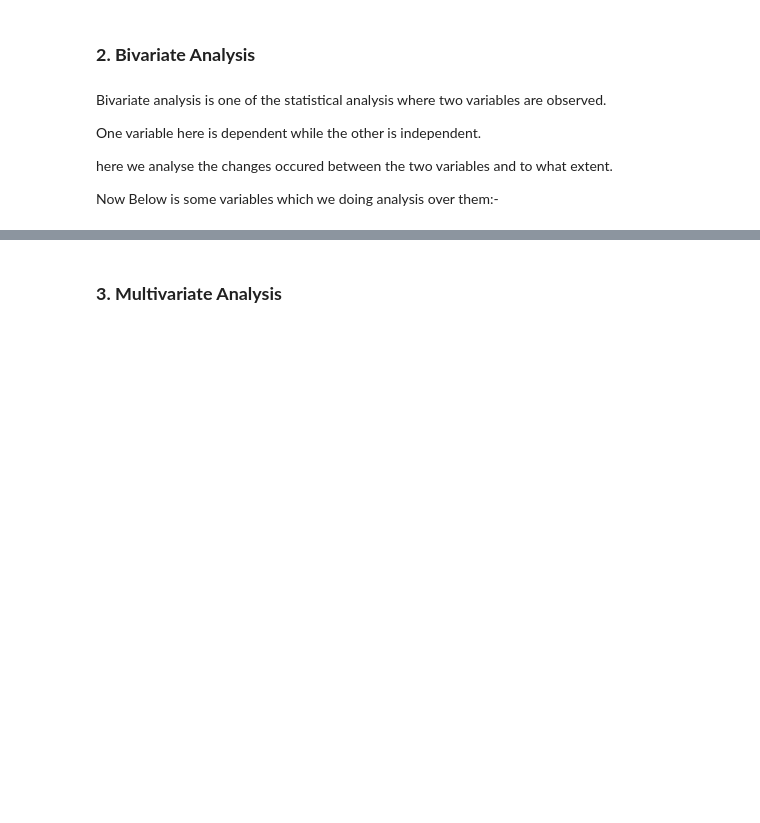
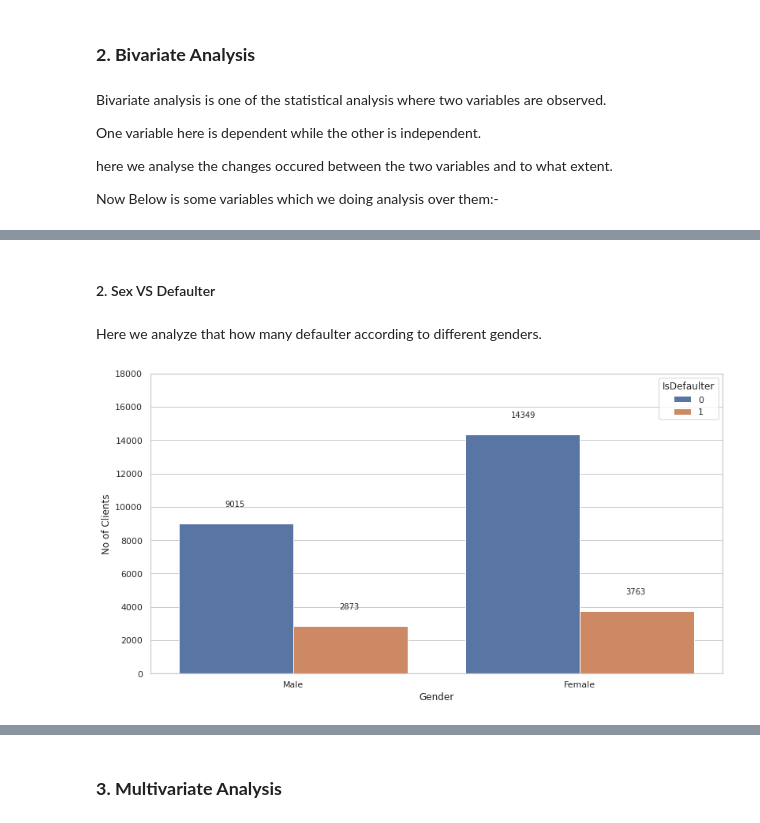
Before and after one commit to KrushnaChaure/Credit-Card-Default-Prediction, a Jupyter notebook: Krushna_Chaure_Credit_Card_Default_Prediction_Capstone_Project.ipynb, the cells around one changed output, grey strips where cells are left out. Drawn from its saved outputs; the diff is of its cells as text; code cells hidden in the pictures; blank space fills up the shorter version.

```diff
--- a/Krushna_Chaure_Credit_Card_Default_Prediction_Capstone_Project.ipynb
+++ b/Krushna_Chaure_Credit_Card_Default_Prediction_Capstone_Project.ipynb
@@ -907,0 +682,19 @@ From above point plot:-
+# %% [markdown]
+#### 2. Sex VS Defaulter
+# %% [markdown]
+Here we analyze that how many defaulter according to different genders.
+# %%
+plt.figure(figsize=(13,7))
+ax = sns.countplot(data = dataset, x = 'SEX', hue='IsDefaulter')
+
+plt.xlabel('Gender', fontsize= 12)
+plt.ylabel("No of Defaulters", fontsize= 12)
+plt.ylim(0,18000)
+plt.xticks([0,1],['Male', 'Female'], fontsize = 11)
+
+for p in ax.patches:
+    ax.annotate((p.get_height()), (p.get_x()+0.16, p.get_height()+1000))
+
+plt.show()
+# %% [output]
+[figure, added]
```
Also changed, not shown: parts of 72 cells of this notebook.
